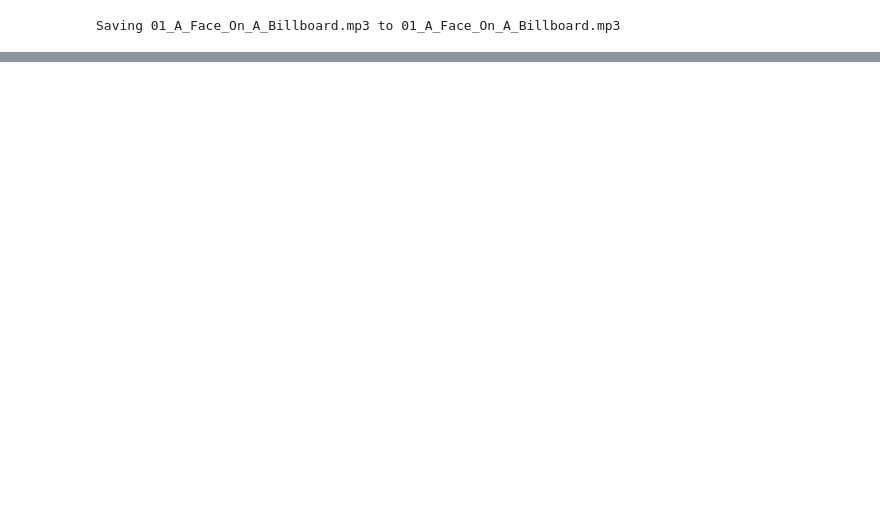
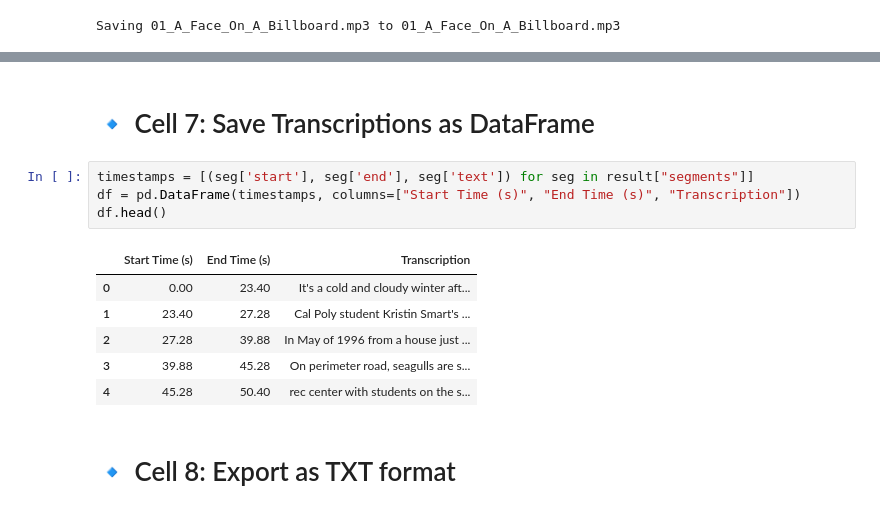
Before and after one commit to Jamie643/Whisperer, a Jupyter notebook: notebooks/LibriSpeech.ipynb, the cells around one changed output, grey strips where cells are left out. Cells and saved outputs as stored; diff of their text form; blank space fills up the shorter version.

```diff
--- a/notebooks/LibriSpeech.ipynb
+++ b/notebooks/LibriSpeech.ipynb
@@ -198,0 +123,15 @@ print(audio_paths)
+# %% [markdown]
+# 🔹 Cell 7: Save Transcriptions as DataFrame
+# %%
+timestamps = [(seg['start'], seg['end'], seg['text']) for seg in result["segments"]]
+df = pd.DataFrame(timestamps, columns=["Start Time (s)", "End Time (s)", "Transcription"])
+df.head()
+# %% [output]
+|  | Start Time (s) | End Time (s) | Transcription |
+| 0 | 0.00 | 23.40 | It's a cold and cloudy winter aft... |
+| 1 | 23.40 | 27.28 | Cal Poly student Kristin Smart's ... |
+| 2 | 27.28 | 39.88 | In May of 1996 from a house just ... |
+| 3 | 39.88 | 45.28 | On perimeter road, seagulls are s... |
+| 4 | 45.28 | 50.40 | rec center with students on the s... |
+# %% [markdown]
+# 🔹 Cell 8: Export as TXT format
```
Also changed, not shown: parts of 31 cells of this notebook.
